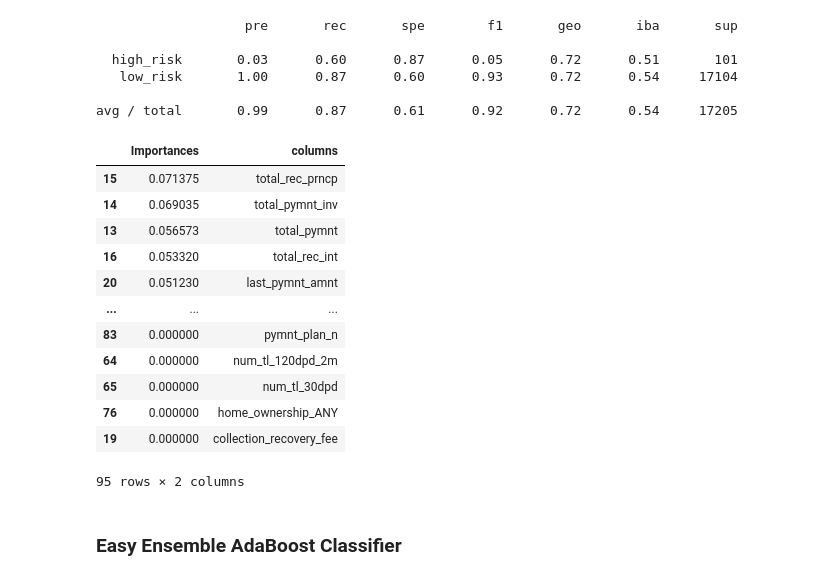
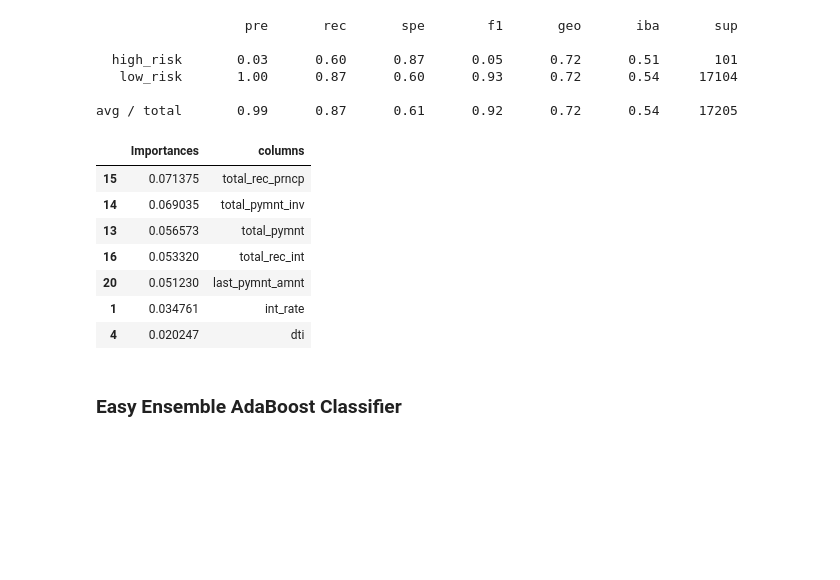
Before and after one commit to Mugunthan24/Credit_Risk_Analysis, a Jupyter notebook: credit_risk_ensemble.ipynb, the cells around one changed output. Saved outputs shown, nothing was run; the diff lists cells and outputs as text; code cells hidden in the pictures; blank space fills up the shorter version.

```diff
--- a/credit_risk_ensemble.ipynb
+++ b/credit_risk_ensemble.ipynb
@@ -154,21 +154,16 @@ print(classification_report_imbalanced(y_test, y_pred))
 avg / total       0.99      0.87      0.61      0.92      0.72      0.54     17205
 # %%
 # List the features sorted in descending order by feature importance
-pd.DataFrame({"Importances": brf.feature_importances_, "columns" : X.columns}).sort_values("Importances", ascending=False)
+pd.DataFrame({"Importances": brf.feature_importances_, "columns" : X.columns}).sort_values("Importances", ascending=False).head(7)
 # %% [output]
 |  | Importances | columns |
 | 15 | 0.071375 | total_rec_prncp |
 | 14 | 0.069035 | total_pymnt_inv |
 | 13 | 0.056573 | total_pymnt |
 | 16 | 0.053320 | total_rec_int |
 | 20 | 0.051230 | last_pymnt_amnt |
-| ... | ... | ... |
-| 83 | 0.000000 | pymnt_plan_n |
-| 64 | 0.000000 | num_tl_120dpd_2m |
-| 65 | 0.000000 | num_tl_30dpd |
-| 76 | 0.000000 | home_ownership_ANY |
-| 19 | 0.000000 | collection_recovery_fee |
+| 1 | 0.034761 | int_rate |
+| 4 | 0.020247 | dti |
-95 rows × 2 columns
 # %% [markdown]
 ### Easy Ensemble AdaBoost Classifier
 # %%
```
Also changed, not shown: 2 other files.
